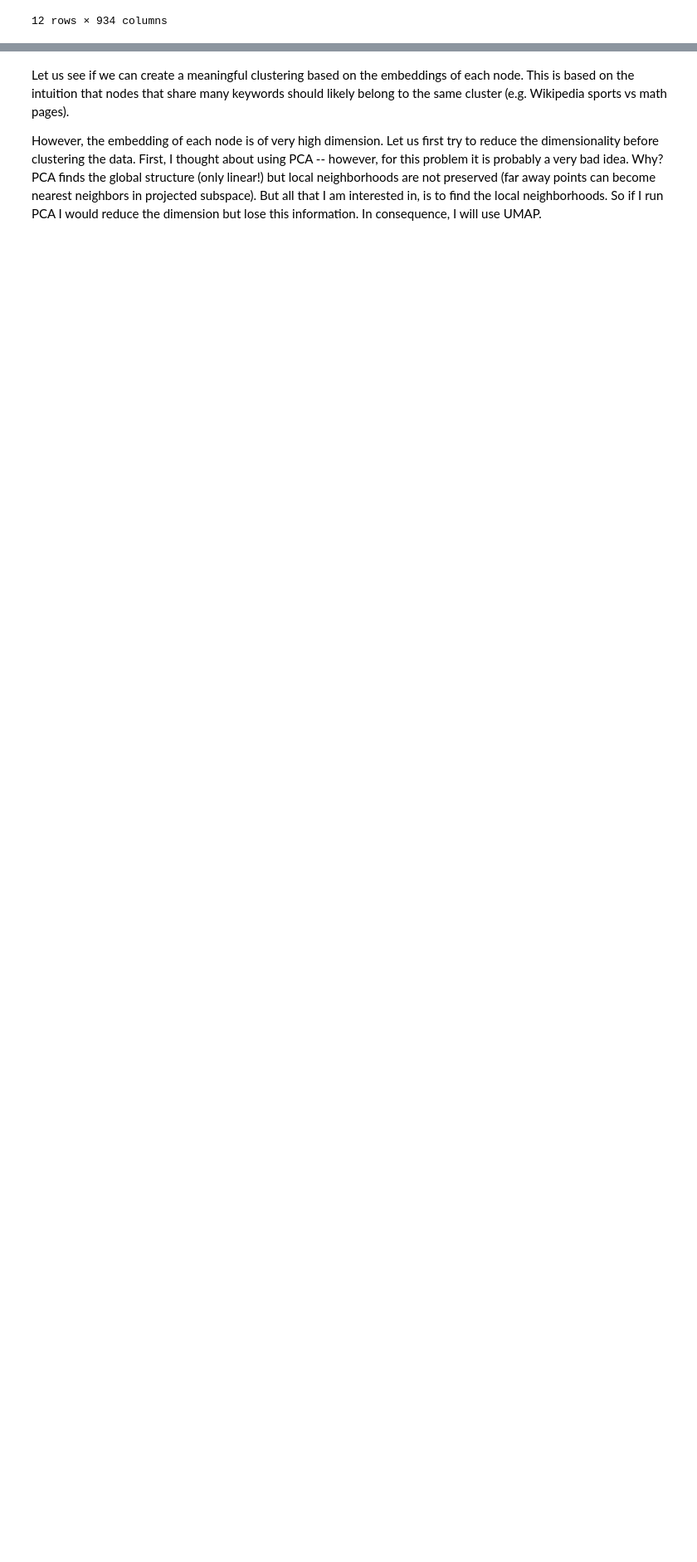
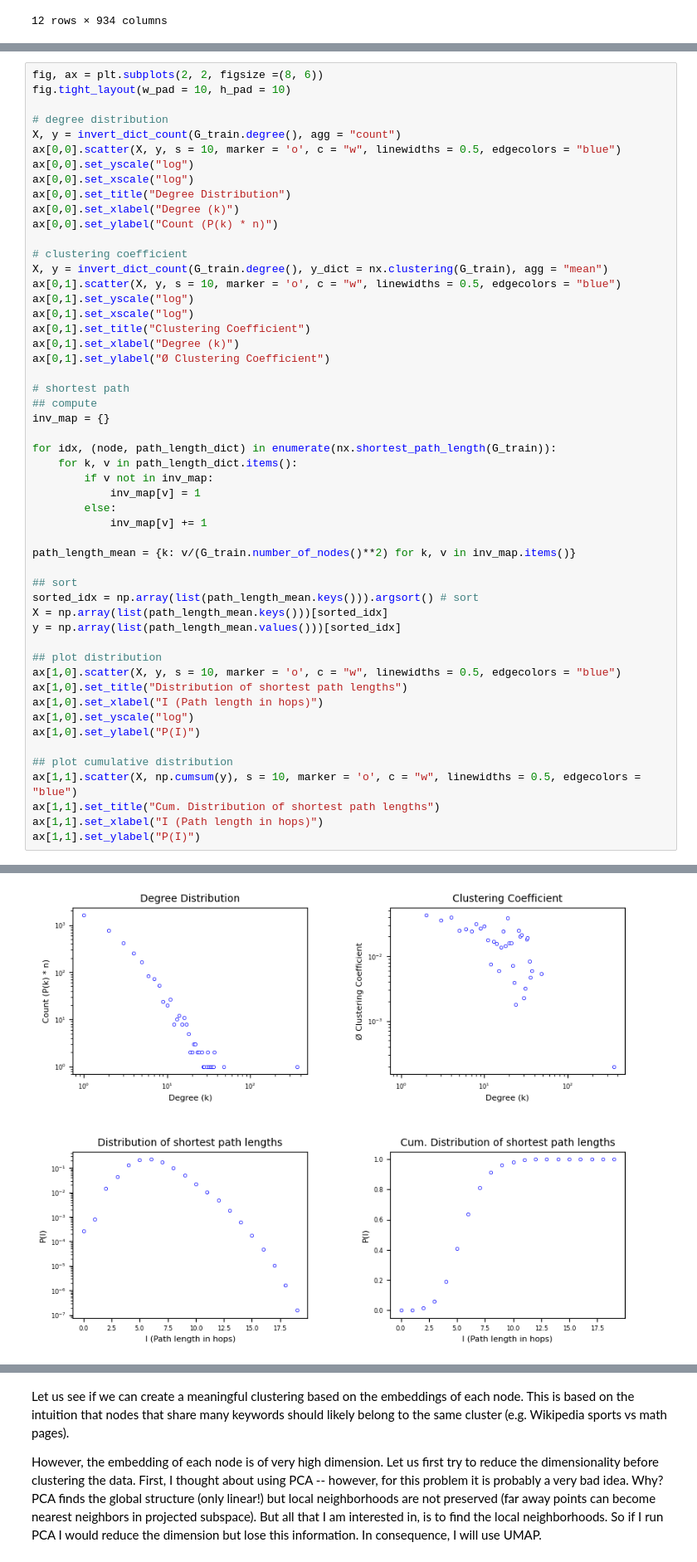
Before and after one commit to lassefschmidt/Network-Science_Challenge, a Jupyter notebook: 0_Exploratory Data Analysis and Preprocessing.ipynb, the cells around one changed output, grey strips where cells are left out. Shown: that part at 83% size. Saved outputs shown, nothing was run; the diff lists cells and outputs as text; blank space fills up the shorter version.

Commit message:
graph analysis done

```diff
--- a/0_Exploratory Data Analysis and Preprocessing.ipynb
+++ b/0_Exploratory Data Analysis and Preprocessing.ipynb
@@ -193,0 +270,53 @@ all_data.loc[all_data["node1"] == all_data["node2"]].shape
+# %%
+fig, ax = plt.subplots(2, 2, figsize =(8, 6))
+fig.tight_layout(w_pad = 10, h_pad = 10)
+
+# degree distribution
+X, y = invert_dict_count(G_train.degree(), agg = "count")
+ax[0,0].scatter(X, y, s = 10, marker = 'o', c = "w", linewidths = 0.5, edgecolors = "blue")
+ax[0,0].set_yscale("log")
+ax[0,0].set_xscale("log")
+ax[0,0].set_title("Degree Distribution")
+ax[0,0].set_xlabel("Degree (k)")
+ax[0,0].set_ylabel("Count (P(k) * n)")
+
+# clustering coefficient
+X, y = invert_dict_count(G_train.degree(), y_dict = nx.clustering(G_train), agg = "mean")
+ax[0,1].scatter(X, y, s = 10, marker = 'o', c = "w", linewidths = 0.5, edgecolors = "blue")
+ax[0,1].set_yscale("log")
+ax[0,1].set_xscale("log")
+ax[0,1].set_title("Clustering Coefficient")
+ax[0,1].set_xlabel("Degree (k)")
+ax[0,1].set_ylabel("Ø Clustering Coefficient")
+
+# shortest path
+## compute
+inv_map = {}
+
+for idx, (node, path_length_dict) in enumerate(nx.shortest_path_length(G_train)):
+    for k, v in path_length_dict.items():
+        if v not in inv_map:
+            inv_map[v] = 1
+        else:
+            inv_map[v] += 1
+
+path_length_mean = {k: v/(G_train.number_of_nodes()**2) for k, v in inv_map.items()}
+
+## sort
+sorted_idx = np.array(list(path_length_mean.keys())).argsort() # sort
+X = np.array(list(path_length_mean.keys()))[sorted_idx]
+y = np.array(list(path_length_mean.values()))[sorted_idx]
+
+## plot distribution
+ax[1,0].scatter(X, y, s = 10, marker = 'o', c = "w", linewidths = 0.5, edgecolors = "blue")
+ax[1,0].set_title("Distribution of shortest path lengths")
+ax[1,0].set_xlabel("I (Path length in hops)")
+ax[1,0].set_yscale("log")
+ax[1,0].set_ylabel("P(I)")
+
+## plot cumulative distribution
+ax[1,1].scatter(X, np.cumsum(y), s = 10, marker = 'o', c = "w", linewidths = 0.5, edgecolors = "blue")
+ax[1,1].set_title("Cum. Distribution of shortest path lengths")
+ax[1,1].set_xlabel("I (Path length in hops)")
+ax[1,1].set_ylabel("P(I)")
+# %% [output]
@@ -194 +324,2 @@ all_data.loc[all_data["node1"] == all_data["node2"]].shape
+[figure, added]
 # %% [markdown]
```
Also changed, not shown: parts of 34 cells of this notebook, 1 other file.
